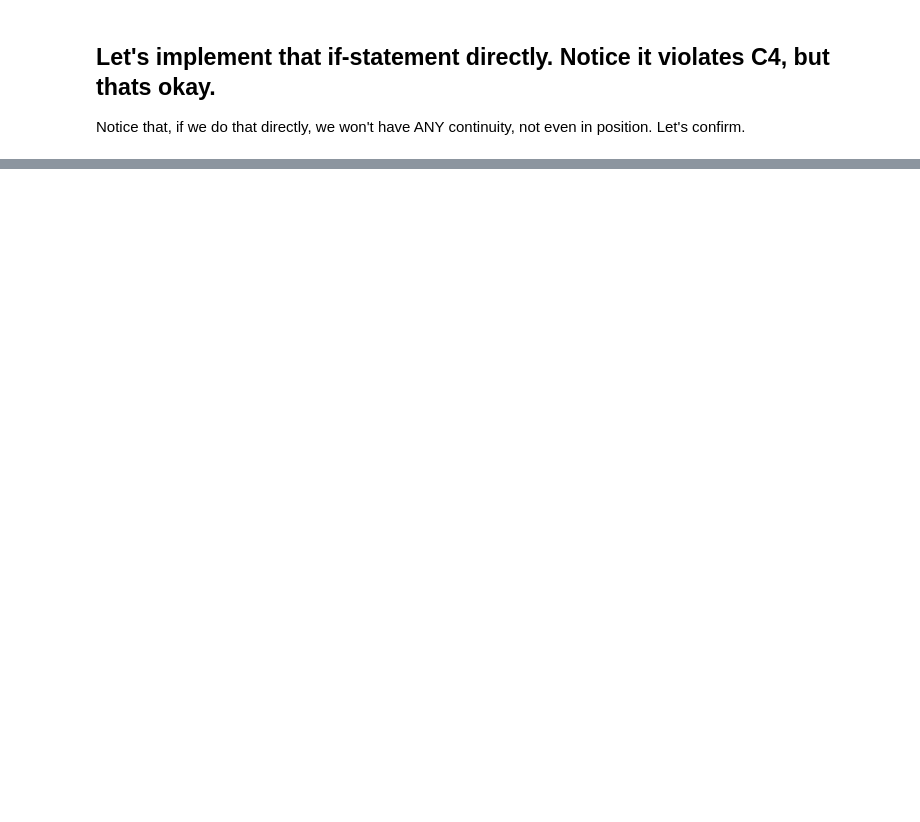
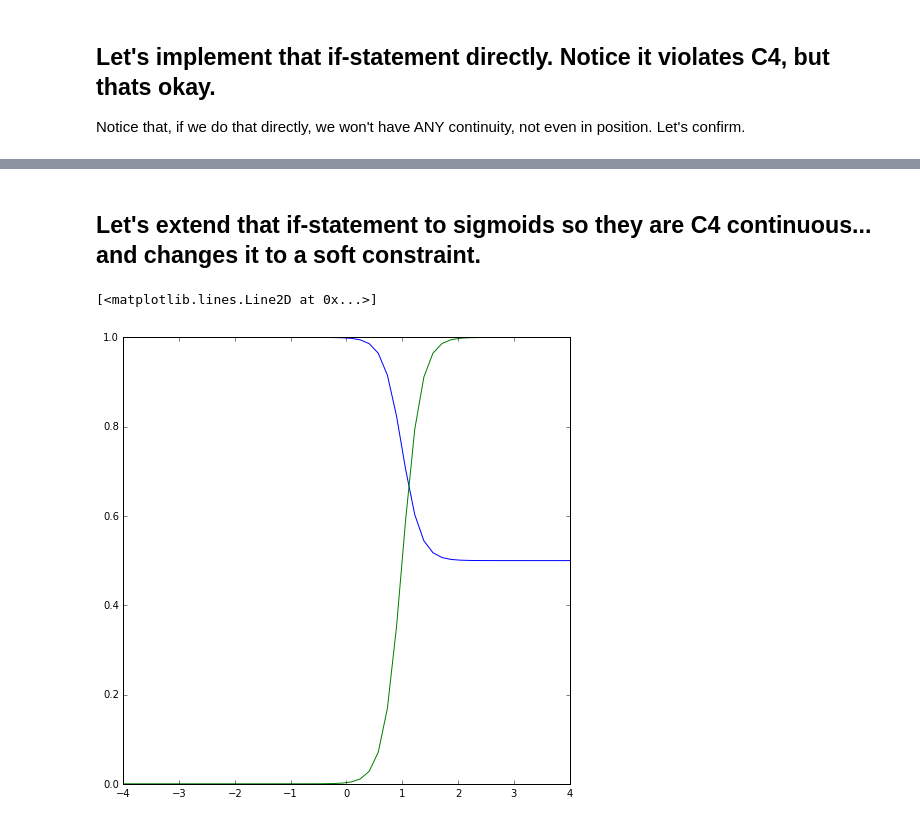
Before and after one commit to njoubert/spooky, a Jupyter notebook: experiments/ipython/NJ - 09 - Designing a position interpolation scheme that satisfies minimum distance.ipynb, the cells around one changed output, grey strips where cells are left out. Cells and saved outputs as stored; diff of their text form; code cells hidden in the pictures; blank space fills up the shorter version.

```diff
--- a/experiments/ipython/NJ - 09 - Designing a position interpolation scheme that satisfies minimum distance.ipynb
+++ b/experiments/ipython/NJ - 09 - Designing a position interpolation scheme that satisfies minimum distance.ipynb
@@ -204,0 +213,21 @@ plt.legend(handles=[sA_legend,sB_legend,S_legend])
+# %% [markdown]
+## Let's extend that if-statement to sigmoids so they are C4 continuous... and changes it to a soft constraint.
+# %%
+from scipy.special import expit
+
+x = np.linspace(-4,4)
+off = 1
+sc = 6
+y1 = expit(-sc*(x-off))/2 + 0.5
+
+
+y2 = expit(sc*(x-off))
+
+plt.plot(x,y1)
+plt.plot(x,y2)
+#plt.plot(x,y1*y2)
+
+#plt.axes().set_aspect('equal')
+# %% [output]
+[<matplotlib.lines.Line2D at 0x...>]
+[figure, added]
```
Also changed, not shown: parts of 6 cells of this notebook.
